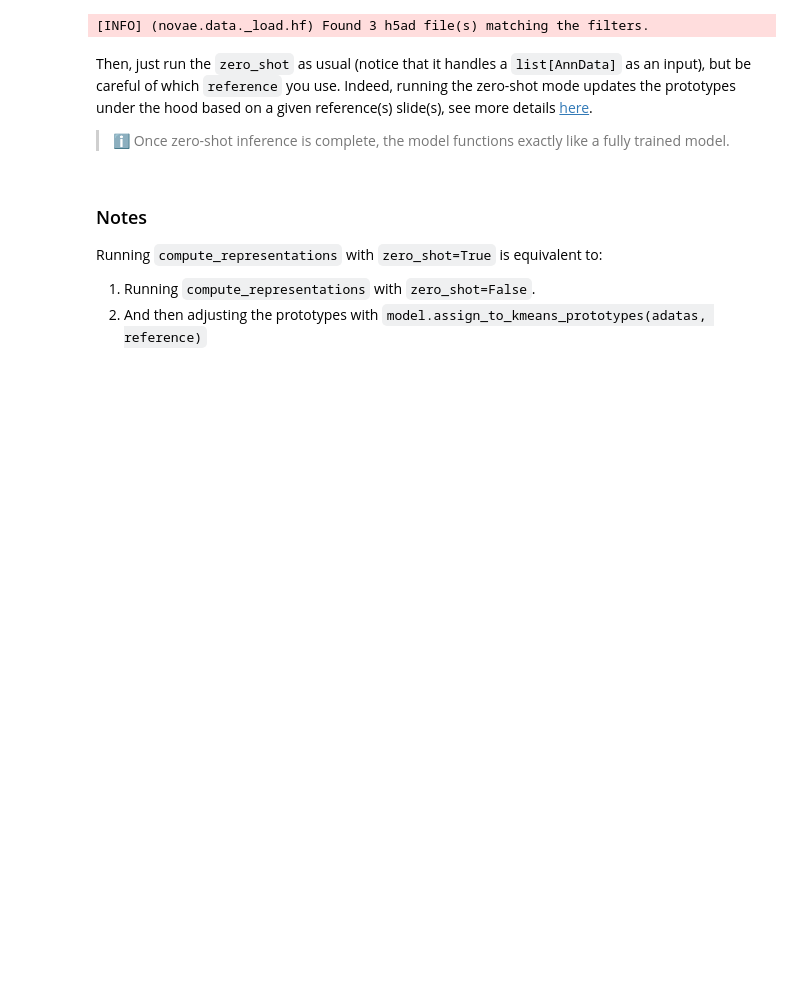
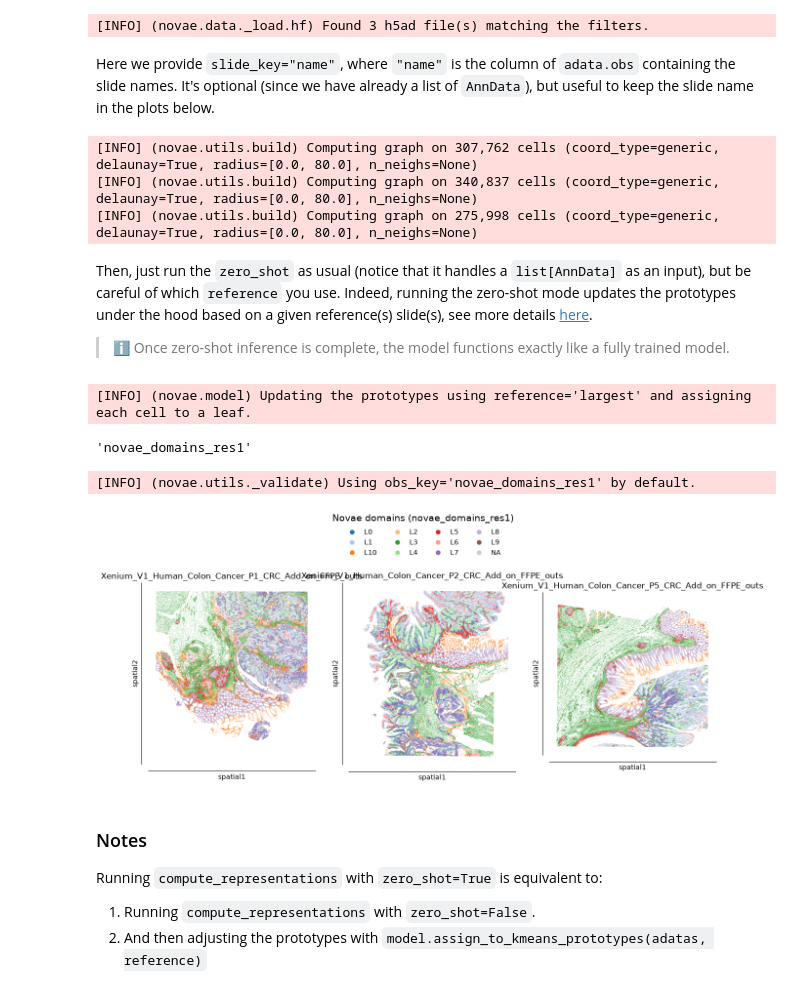
Before and after one commit to prism-oncology/novae, a Jupyter notebook: docs/tutorials/novae_scConcept.ipynb, the cells around one changed output. Drawn from its saved outputs; the diff is of its cells as text; code cells hidden in the pictures; blank space fills up the shorter version.

Commit message:
update concept tuto

```diff
--- a/docs/tutorials/novae_scConcept.ipynb
+++ b/docs/tutorials/novae_scConcept.ipynb
@@ -103,11 +134,21 @@ adatas = res = novae.load_dataset(
 )
 # %% [output]
 [INFO] (novae.data._load.hf) Found 3 h5ad file(s) matching the filters.
+# %% [markdown]
+Here we provide `slide_key="name"`, where `"name"` is the column of `adata.obs` containing the slide names. It's optional (since we have already a list of `AnnData`), but useful to keep the slide name in the plots below.
+# %%
+novae.spatial_neighbors(adatas, radius=80, slide_key="name")
+# %% [output]
+[INFO] (novae.utils.build) Computing graph on 307,762 cells (coord_type=generic, delaunay=True, radius=[0.0, 80.0], n_neighs=None)
+[INFO] (novae.utils.build) Computing graph on 340,837 cells (coord_type=generic, delaunay=True, radius=[0.0, 80.0], n_neighs=None)
+[INFO] (novae.utils.build) Computing graph on 275,998 cells (coord_type=generic, delaunay=True, radius=[0.0, 80.0], n_neighs=None)
 # %% [markdown]
 Then, just run the `zero_shot` as usual (notice that it handles a `list[AnnData]` as an input), but be careful of which `reference` you use. Indeed, running the zero-shot mode updates the prototypes under the hood based on a given reference(s) slide(s), see more details [here](../../advice/#using-references).
 
 > ℹ️ Once zero-shot inference is complete, the model functions exactly like a fully trained model.
 # %%
+model = novae.Novae.from_pretrained("prism-oncology/novae-scConcept-multi-species")
+
 model.compute_representations(
     adatas,
     zero_shot=True,
@@ -115,10 +156,17 @@ model.compute_representations(
     accelerator="gpu",
     num_workers=4,
 )
+# %% [output]
+[INFO] (novae.model) Updating the prototypes using reference='largest' and assigning each cell to a leaf.
 # %%
-model.assign_domains(adata, resolution=0.8)
+model.assign_domains(adatas, resolution=1)
+# %% [output]
+'novae_domains_res1'
 # %%
-novae.plot.domains(adata)
+novae.plot.domains(adatas)
+# %% [output]
+[INFO] (novae.utils._validate) Using obs_key='novae_domains_res1' by default.
+[figure, added]
 # %% [markdown]
 ### Notes
 
```
Also changed, not shown: parts of 21 cells of this notebook, 1 other file.
